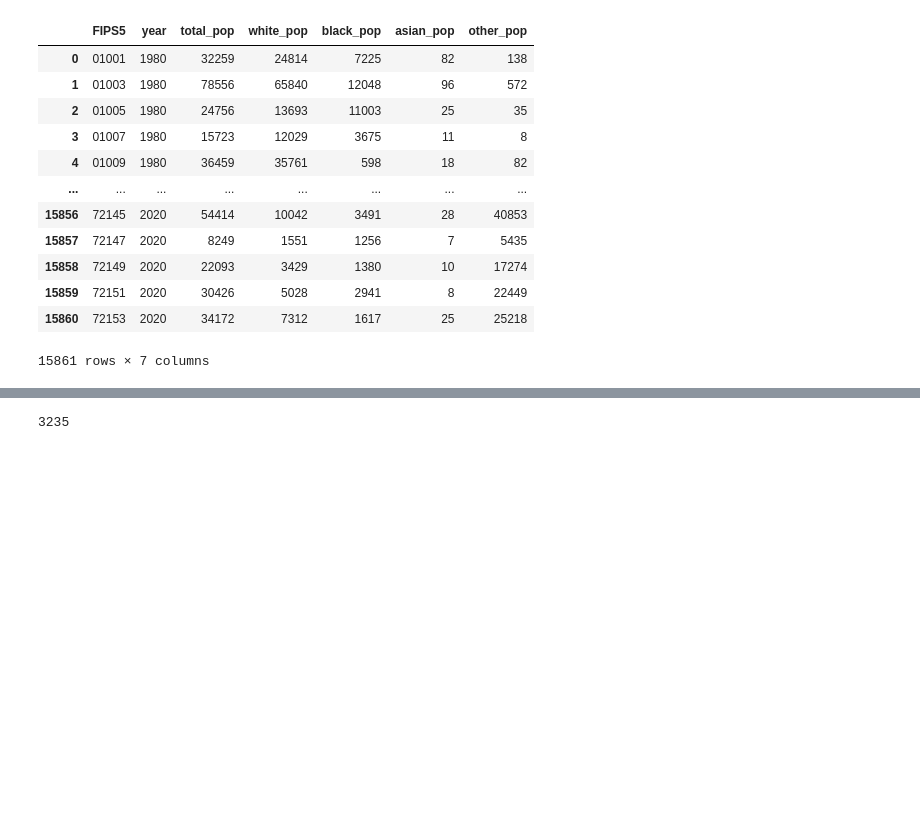
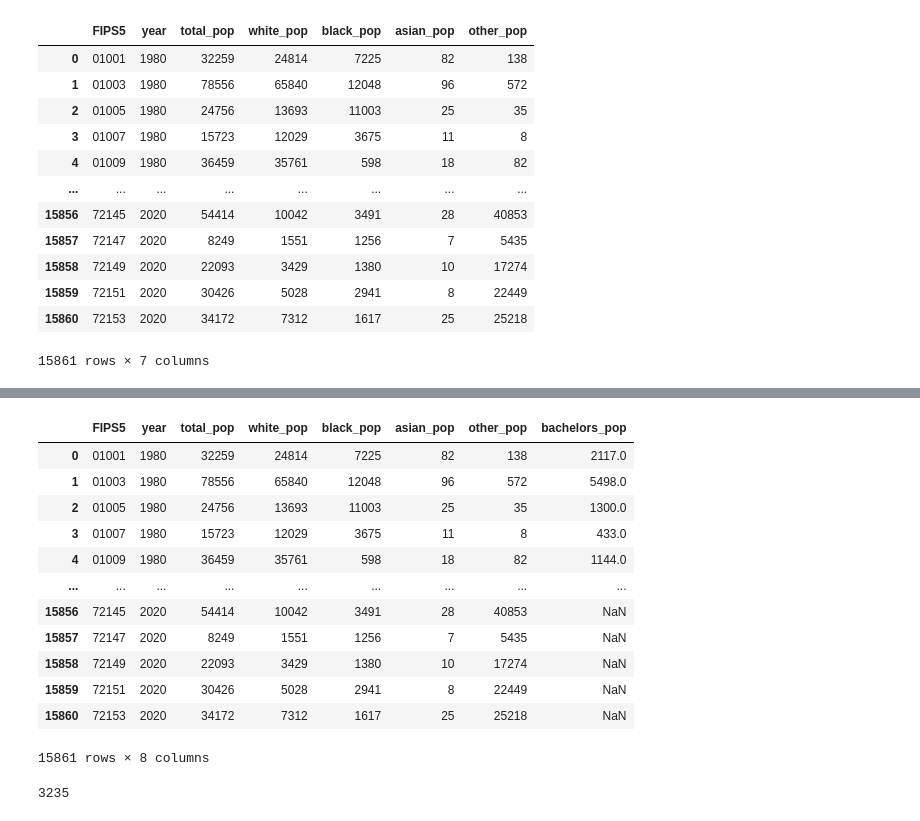
Before and after one commit to koacow/glob-s-RA, a Jupyter notebook: patents/county_panel/process_sf1.ipynb, the cells around one changed output, grey strips where cells are left out. Cells and saved outputs as stored; diff of their text form; code cells hidden in the pictures; blank space fills up the shorter version.

```diff
--- a/patents/county_panel/process_sf1.ipynb
+++ b/patents/county_panel/process_sf1.ipynb
@@ -215,3 +251,21 @@ sf1_1980_2020
+# %%
+# 8. Merge the education data with the main dataframe
+sf1_1980_2020 = sf1_1980_2020.merge(sf1_education, on=["FIPS5", "year"], how="left")
+sf1_1980_2020
+# %% [output]
+|  | FIPS5 | year | total_pop | white_pop | black_pop | asian_pop | other_pop | bachelors_pop |
+| 0 | 01001 | 1980 | 32259 | 24814 | 7225 | 82 | 138 | 2117.0 |
+| 1 | 01003 | 1980 | 78556 | 65840 | 12048 | 96 | 572 | 5498.0 |
+| 2 | 01005 | 1980 | 24756 | 13693 | 11003 | 25 | 35 | 1300.0 |
+| 3 | 01007 | 1980 | 15723 | 12029 | 3675 | 11 | 8 | 433.0 |
+| 4 | 01009 | 1980 | 36459 | 35761 | 598 | 18 | 82 | 1144.0 |
+| ... | ... | ... | ... | ... | ... | ... | ... | ... |
+| 15856 | 72145 | 2020 | 54414 | 10042 | 3491 | 28 | 40853 | NaN |
+| 15857 | 72147 | 2020 | 8249 | 1551 | 1256 | 7 | 5435 | NaN |
+| 15858 | 72149 | 2020 | 22093 | 3429 | 1380 | 10 | 17274 | NaN |
+| 15859 | 72151 | 2020 | 30426 | 5028 | 2941 | 8 | 22449 | NaN |
+| 15860 | 72153 | 2020 | 34172 | 7312 | 1617 | 25 | 25218 | NaN |
+15861 rows × 8 columns
 # %%
 sf1_1980_2020["FIPS5"].nunique()
 # %% [output]
```
Also changed, not shown: parts of 3 cells of this notebook, 9 other files.
